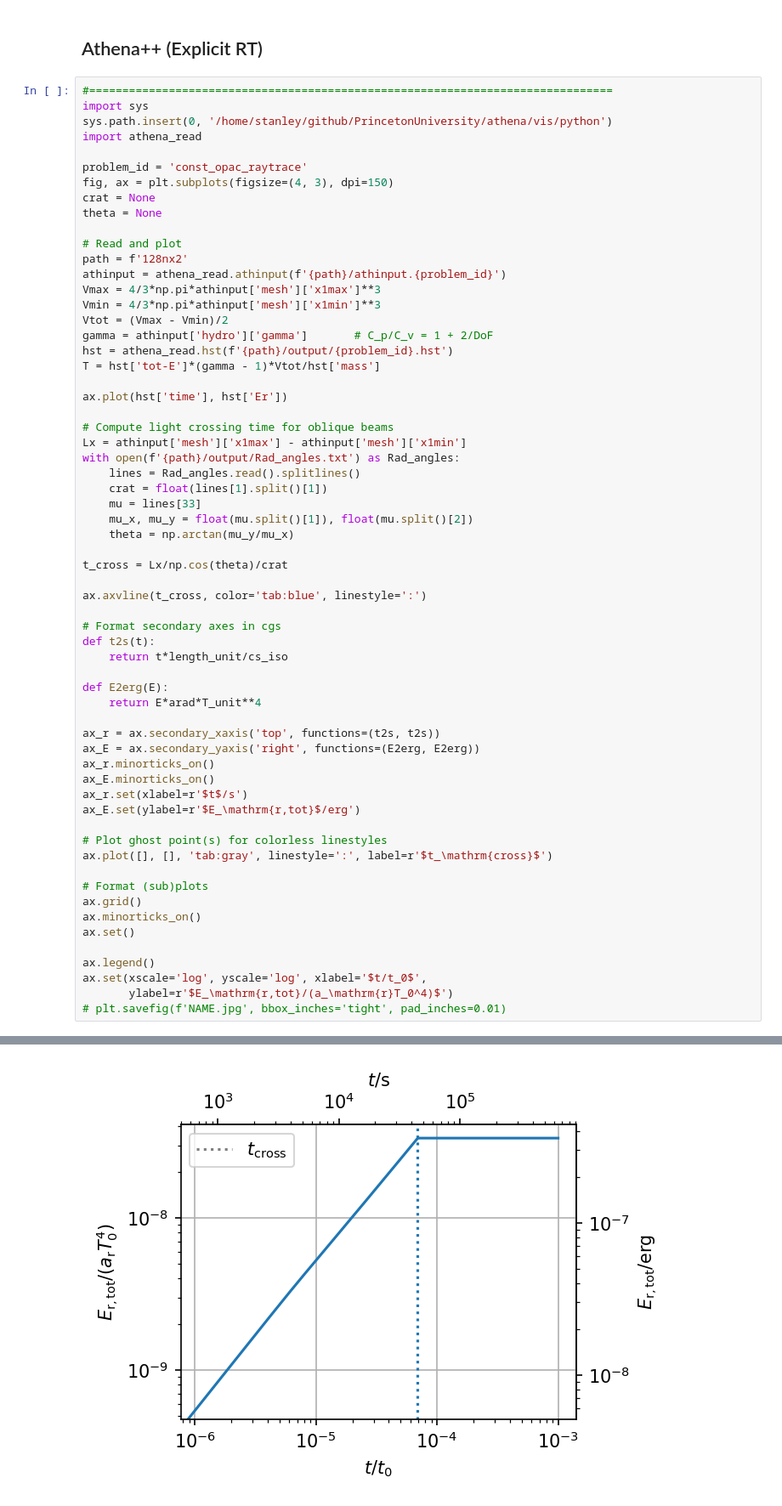
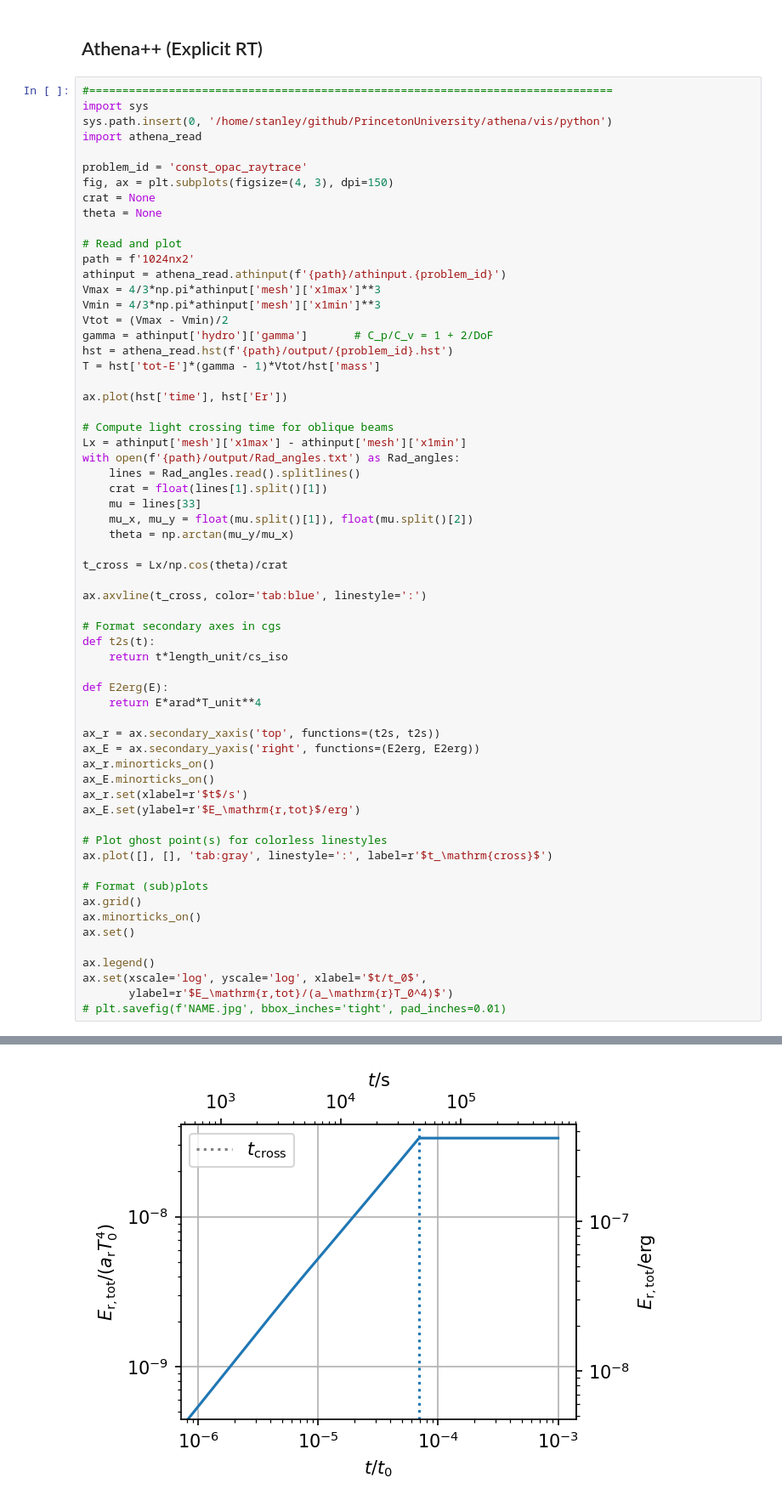
Before and after one commit to sabaronett/rad-hydro, a Jupyter notebook: athena/dev/yanfeij/const_opac_raytrace/explicit-Fsun/ExplicitRT.ipynb, the cells around one changed output, grey strips where cells are left out. Shown at 85% size. Drawn from its saved outputs; the diff is of its cells as text.

```diff
--- a/athena/dev/yanfeij/const_opac_raytrace/explicit-Fsun/ExplicitRT.ipynb
+++ b/athena/dev/yanfeij/const_opac_raytrace/explicit-Fsun/ExplicitRT.ipynb
@@ -381,7 +381,7 @@ crat = None
 theta = None
 
 # Read and plot
-path = f'128nx2'
+path = f'1024nx2'
 athinput = athena_read.athinput(f'{path}/athinput.{problem_id}')
 Vmax = 4/3*np.pi*athinput['mesh']['x1max']**3
 Vmin = 4/3*np.pi*athinput['mesh']['x1min']**3
@@ -409,34 +409,34 @@ ax.axvline(t_cross, color='tab:blue', linestyle=':')
 def t2s(t):
     return t*length_unit/cs_iso
 
 def E2erg(E):
     return E*arad*T_unit**4
 
 ax_r = ax.secondary_xaxis('top', functions=(t2s, t2s))
 ax_E = ax.secondary_yaxis('right', functions=(E2erg, E2erg))
 ax_r.minorticks_on()
 ax_E.minorticks_on()
 ax_r.set(xlabel=r'$t$/s')
 ax_E.set(ylabel=r'$E_\mathrm{r,tot}$/erg')
 
 # Plot ghost point(s) for colorless linestyles
 ax.plot([], [], 'tab:gray', linestyle=':', label=r'$t_\mathrm{cross}$')
 
 # Format (sub)plots
 ax.grid()
 ax.minorticks_on()
 ax.set()
 
 ax.legend()
 ax.set(xscale='log', yscale='log', xlabel='$t/t_0$',
        ylabel=r'$E_\mathrm{r,tot}/(a_\mathrm{r}T_0^4)$')
 # plt.savefig(f'NAME.jpg', bbox_inches='tight', pad_inches=0.01)
 # %% [output]
 [None,
  None,
  Text(0.5, 0, '$t/t_0$'),
  Text(0, 0.5, '$E_\\mathrm{r,tot}/(a_\\mathrm{r}T_0^4)$')]
-[figure, old version]
+[figure, new version]
 # %%
 #===============================================================================
 problem_id = 'const_opac_raytrace'
```
Also changed, not shown: parts of 6 cells of this notebook, 1 other file.
